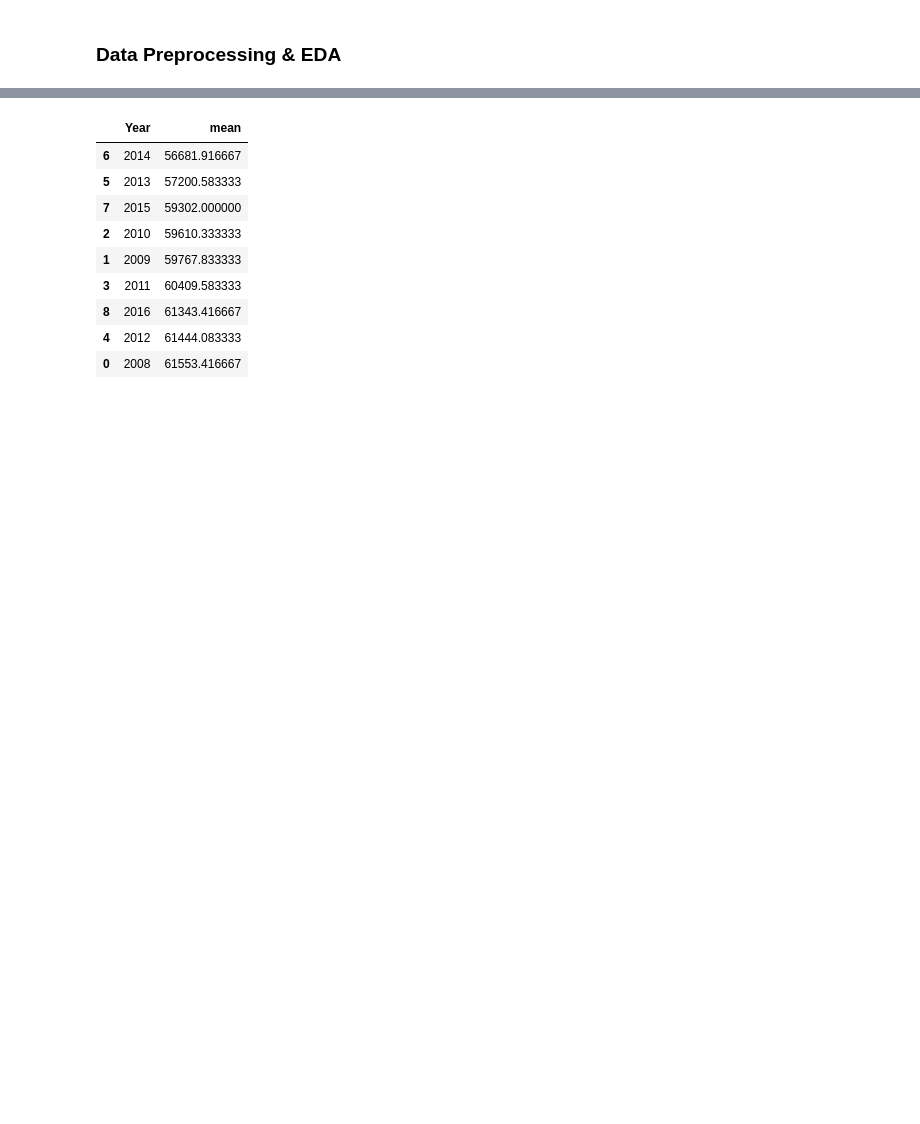
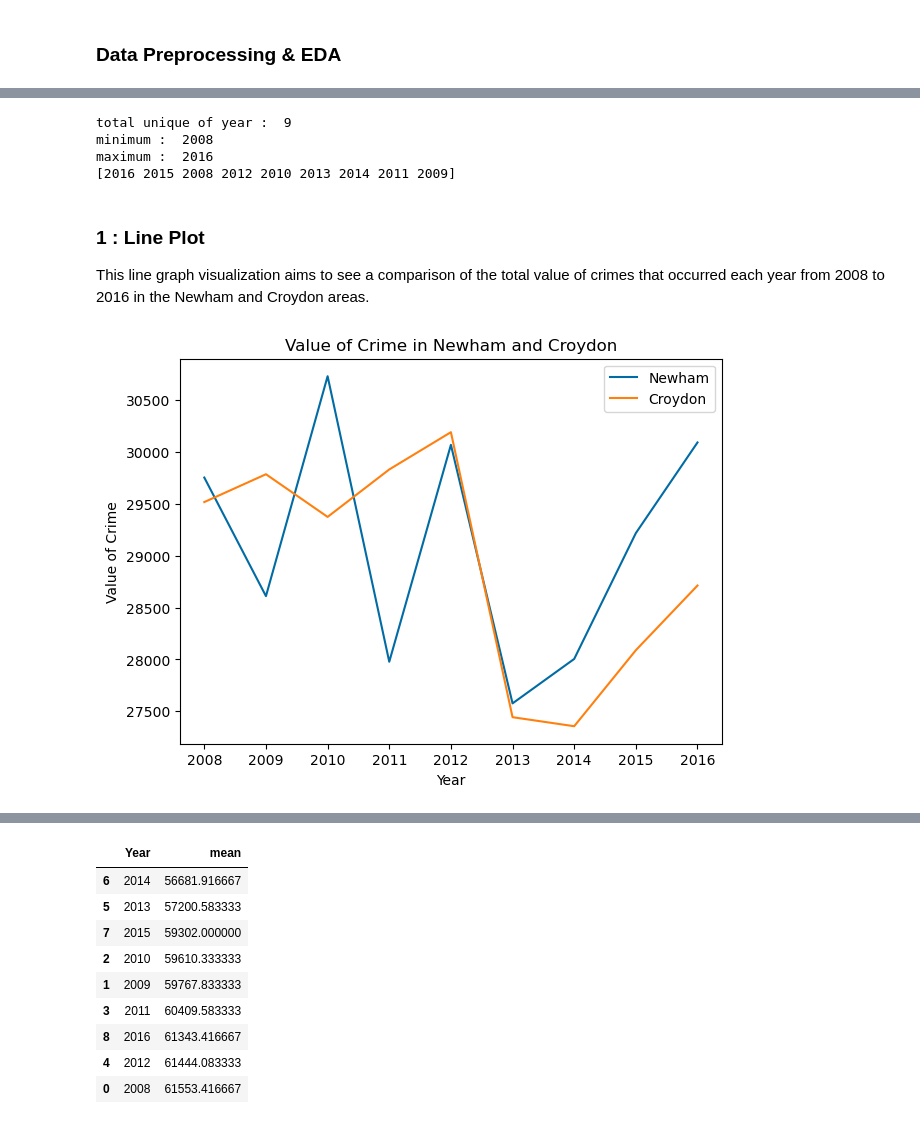
Before and after one commit to fwaafnn/Assigment1_DataVisualization, a Jupyter notebook: PYTN_Assg_1_5_AfwaAfini.ipynb, the cells around one changed output, grey strips where cells are left out. Drawn from its saved outputs; the diff is of its cells as text; code cells hidden in the pictures; blank space fills up the shorter version.

```diff
--- a/PYTN_Assg_1_5_AfwaAfini.ipynb
+++ b/PYTN_Assg_1_5_AfwaAfini.ipynb
@@ -9,12 +8,13 @@
 # %%
 import numpy as np
 import pandas as pd
+import seaborn as sns
 import matplotlib as mpl
 import matplotlib.pyplot as plt
 from wordcloud import WordCloud
 import folium
 
-mpl.style.use('ggplot')
+mpl.style.use('tableau-colorblind10')
 print('Matplotlib version:', mpl.__version__)
 # %% [output]
 Matplotlib version: 3.7.2
@@ -387,0 +125,11 @@ new_df3.describe()
+# %%
+# View list of 'year'
+print('total unique of year : ', df['year'].nunique())
+print('minimum : ', df['year'].min())
+print('maximum : ', df['year'].max())
+print(df['year'].unique())
+# %% [output]
+total unique of year :  9
+minimum :  2008
+maximum :  2016
+[2016 2015 2008 2012 2010 2013 2014 2011 2009]
@@ -387,0 +139,25 @@ new_df3.describe()
+# %% [markdown]
+### 1 : Line Plot
+This line graph visualization aims to see a comparison of the total value of crimes that occurred each year from 2008 to 2016 in the Newham and Croydon areas.
+# %%
+# create a dataframe for line chart
+line_df = df.pivot_table(index='borough', columns='year', values='value', aggfunc=sum)
+line_df = line_df.rename_axis(None, axis=0)
+line_df.columns.name = None
+# %%
+# selected the dataframe for display in the line chart
+line_df = line_df.loc[['Newham', 'Croydon']]
+line_df = line_df.transpose()
+
+# create the line chart
+line_df.plot(kind='line', figsize=(7,5))
+
+# set the title and labels
+plt.title('Value of Crime in Newham and Croydon')
+plt.xlabel('Year')
+plt.ylabel('Value of Crime')
+
+# display the line chart
+plt.show()
+# %% [output]
+[figure, added]
```
Also changed, not shown: parts of 108 cells of this notebook.
